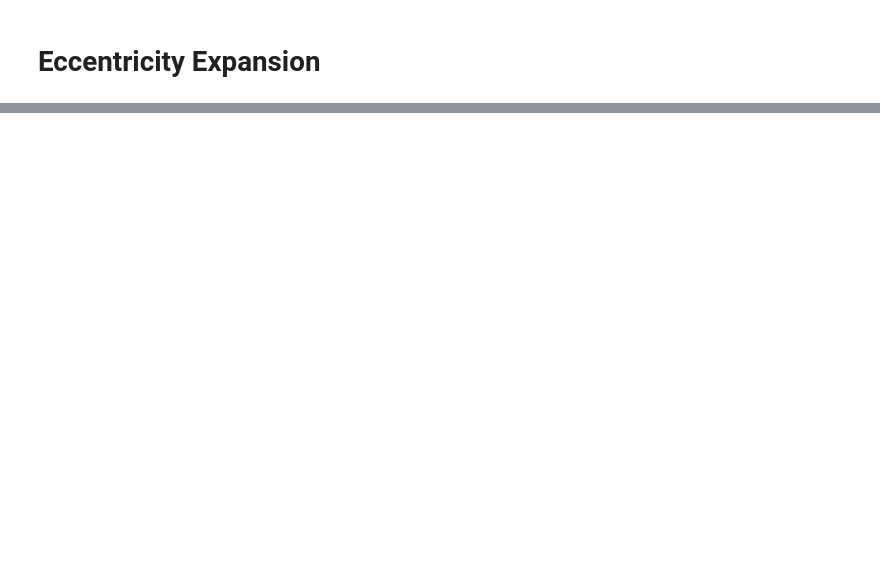
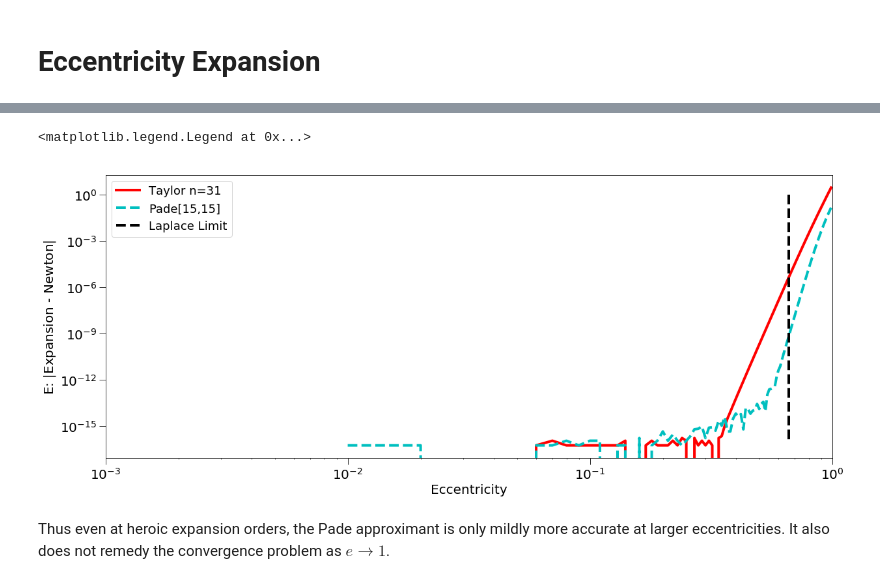
Before and after one commit to nuclth/math_explore, a Jupyter notebook: kepler_equation.ipynb, the cells around one changed output, grey strips where cells are left out. Cells and saved outputs as stored; diff of their text form; code cells hidden in the pictures; blank space fills up the shorter version.

```diff
--- a/kepler_equation.ipynb
+++ b/kepler_equation.ipynb
@@ -312,0 +180,16 @@ plt.legend()
+# %%
+plt.plot(ecc_values, expand_31, 'r', label= 'Taylor n=31')
+plt.plot(ecc_values, pade_15, 'c--', label = 'Pade[15,15]')
+
+plt.plot([laplace_limit, laplace_limit], [1, 1e-16], 'k--', label='Laplace Limit')
+plt.xlabel('Eccentricity')
+plt.ylabel('E: $|$Expansion - Newton$|$')
+plt.xlim([1e-3, 1])
+plt.yscale('log')
+plt.xscale('log')
+plt.legend()
+# %% [output]
+<matplotlib.legend.Legend at 0x...>
+[figure, added]
+# %% [markdown]
+Thus even at heroic expansion orders, the Pade approximant is only mildly more accurate at larger eccentricities. It also does not remedy the convergence problem as $e \rightarrow 1$.
```
Also changed, not shown: parts of 27 cells of this notebook, 2 other files.
